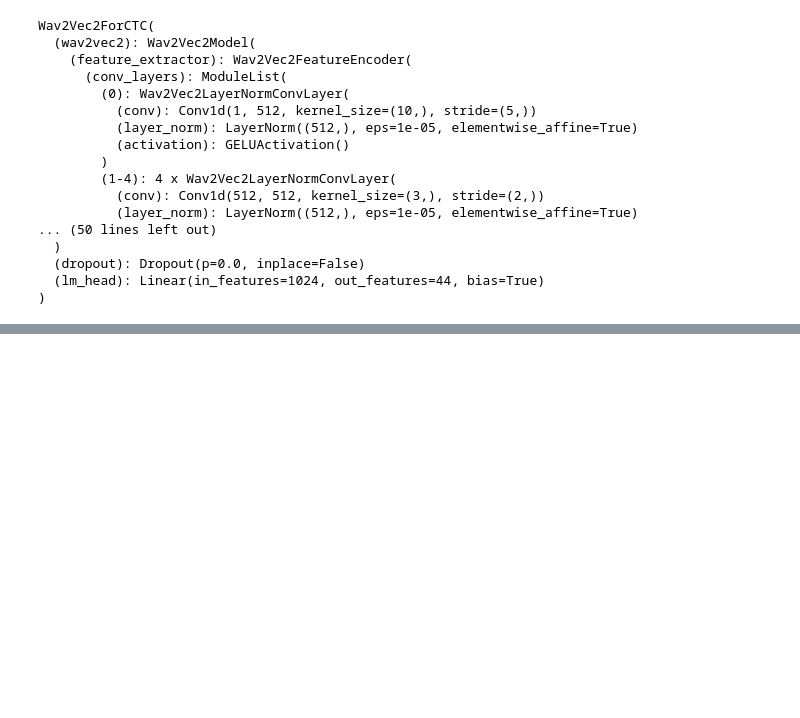
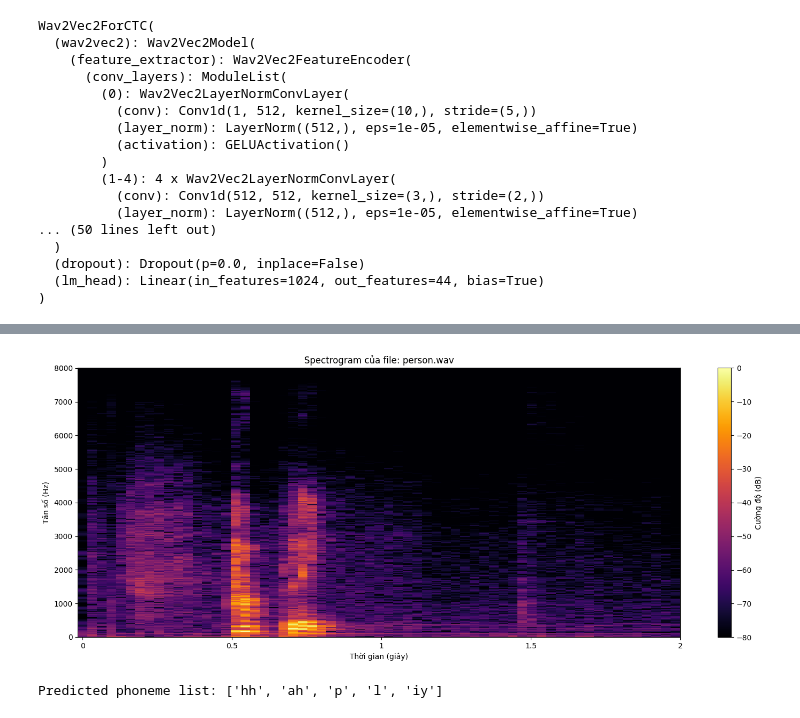
Before and after one commit to tuananhdut/easy_english, a Jupyter notebook: train_model/scripts/predictionPhoneme.ipynb, the cells around one changed output, grey strips where cells are left out. Saved outputs shown, nothing was run; the diff lists cells and outputs as text; code cells hidden in the pictures; blank space fills up the shorter version.

Commit message:
fead-trainAI: predic phoneme--DONE

```diff
--- a/train_model/scripts/predictionPhoneme.ipynb
+++ b/train_model/scripts/predictionPhoneme.ipynb
@@ -100,3 +104,76 @@ predicted_text: dawnlowdxihng
+# %%
+if len(speech) == 0:
+    raise ValueError("Biến speech rỗng, không thể vẽ spectrogram")
+if np.any(np.isnan(speech)) or np.any(np.isinf(speech)):
+    raise ValueError("Biến speech chứa NaN hoặc Inf, cần kiểm tra lại")
+
+# Chuẩn hóa biên độ (chỉ nếu cần)
+if np.max(np.abs(speech)) > 1.0:
+    audio_signal = speech / np.max(np.abs(speech))
+else:
+    audio_signal = speech
+
+# Tính spectrogram
+D = librosa.amplitude_to_db(np.abs(librosa.stft(audio_signal, n_fft=1024, hop_length=512)), ref=np.max)
+
+# Vẽ spectrogram
+plt.figure(figsize=(15, 6))
+librosa.display.specshow(
+    D,
+    sr=sample_rate,
+    hop_length=512,
+    x_axis='time',
+    y_axis='hz',
+    cmap='inferno'
+)
+plt.colorbar(label='Cường độ (dB)')
+plt.title('Spectrogram của file: person.wav')
+plt.xlabel('Thời gian (giây)')
+plt.ylabel('Tần số (Hz)')
+plt.tight_layout()
+plt.show()
+# %% [output]
+[figure, added]
+# %%
+import torch
+from typing import List
+
+# Giả định PAD_ID đã được định nghĩa
+PAD_ID = processor.tokenizer.encode("[PAD]")[0]
+
+# Hàm chèn [PAD] giữa các ID khác nhau, trừu khi đã có [PAD]
+def insert_pad_between_different_ids(token_ids: List[int], pad_id: int) -> List[int]:
+    result = []
+    for i in range(len(token_ids)):
+        result.append(token_ids[i])
+        if i < len(token_ids) - 1:
+            if token_ids[i] != token_ids[i + 1] and token_ids[i] != pad_id and token_ids[i + 1] != pad_id:
+                result.append(pad_id)
+    return result
+
+# Forward pass
+with torch.no_grad():
+    logits = model(input_values).logits
+
+# Dự đoán ID token
+predicted_ids = torch.argmax(logits, dim=-1)
+
+# Chèn [PAD] giữa các ID khác nhau
+predicted_ids = predicted_ids[0].tolist()  # Lấy batch đầu tiên
+predicted_ids = insert_pad_between_different_ids(predicted_ids, PAD_ID)
+
+# Decode ra text và tách thành mảng token
+predicted_text = processor.batch_decode([torch.tensor(predicted_ids)], skip_special_tokens=True)[0]
+
+# Xử lý chuỗi như gốc
+predicted_text = predicted_text.replace("h#", "")
+predicted_text = predicted_text.replace(" ", "[PAD]")
+
+# Tách thành danh sách token
+predicted_list = [item for item in predicted_text.split("[PAD]") if item != '']
+print("Predicted phoneme list:", predicted_list)
+# %% [output]
+Predicted phoneme list: ['hh', 'ah', 'p', 'l', 'iy']
 # %%
 import pronouncing
 import re
```
Also changed, not shown: parts of 14 cells of this notebook, 5 other files.
